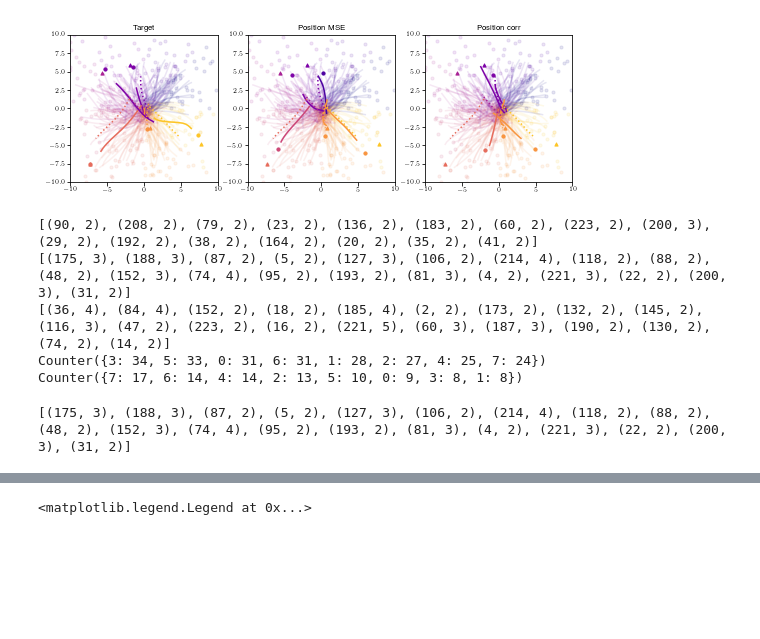
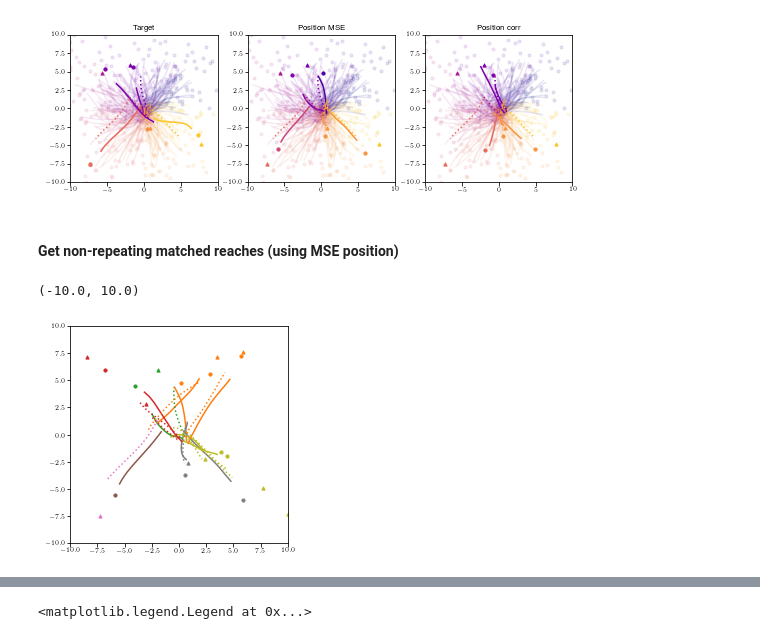
Before and after one commit to AtMostafa/multi-animal-alignment, a Jupyter notebook: random_walk/match_data.ipynb, the cells around one changed output, grey strips where cells are left out. Drawn from its saved outputs; the diff is of its cells as text; code cells hidden in the pictures; blank space fills up the shorter version.

```diff
--- a/random_walk/match_data.ipynb
+++ b/random_walk/match_data.ipynb
@@ -218,44 +212,5 @@ for i in range(len(col_names)):
     axs[i].set_title(col_names[i])
 # %% [output]
 [figure]
-# %%
-import collections
-for crit in criteria:
-    print([(item,count) for item, count in collections.Counter(crit).items() if count > 1])
-
-print(collections.Counter(df1.target_group))
-print(collections.Counter(df2.target_group))
-
-#separate into groups
-
-
-#upper bound: within session, trials that are next to each other
-
-#actual reaches: best if they are evenly spaced around the center?
-# %% [output]
-[(90, 2), (208, 2), (79, 2), (23, 2), (136, 2), (183, 2), (60, 2), (223, 2), (200, 3), (29, 2), (192, 2), (38, 2), (164, 2), (20, 2), (35, 2), (41, 2)]
-[(175, 3), (188, 3), (87, 2), (5, 2), (127, 3), (106, 2), (214, 4), (118, 2), (88, 2), (48, 2), (152, 3), (74, 4), (95, 2), (193, 2), (81, 3), (4, 2), (221, 3), (22, 2), (200, 3), (31, 2)]
-[(36, 4), (84, 4), (152, 2), (18, 2), (185, 4), (2, 2), (173, 2), (132, 2), (145, 2), (116, 3), (47, 2), (223, 2), (16, 2), (221, 5), (60, 3), (187, 3), (190, 2), (130, 2), (74, 2), (14, 2)]
-Counter({3: 34, 5: 33, 0: 31, 6: 31, 1: 28, 2: 27, 4: 25, 7: 24})
-Counter({7: 17, 6: 14, 4: 14, 2: 13, 5: 10, 0: 9, 3: 8, 1: 8})
-# %%
-# match by pos corr or mse
-corrs = np.zeros([len(df1), len(df2)])
-mses = np.zeros([len(df1), len(df2)])
-for i, pos1 in enumerate(df1.pos_centered):
-    for j, pos2 in enumerate(df2.pos_centered):
-        # if j<i: continue
-        r = [pearsonr(aa,bb)[0] for aa,bb in zip(pos1.T,pos2.T)]
-        mse = np.mean((pos1-pos2)**2)
-        corrs[i][j] = np.mean(r)
-        mses[i][j] = mse
-        # corrs[j][i] = np.mean(np.abs(r))
-max_corrs = np.max(corrs.T, axis = 1)
-closest_corr = np.argmax(corrs.T, axis = 1)
-
-min_mses = np.min(mses.T, axis = 1)
-closest_pos = np.argmin(mses.T, axis = 1)
-
-print([(item,count) for item, count in collections.Counter(closest_pos).items() if count > 1])
-# %% [output]
-[(175, 3), (188, 3), (87, 2), (5, 2), (127, 3), (106, 2), (214, 4), (118, 2), (88, 2), (48, 2), (152, 3), (74, 4), (95, 2), (193, 2), (81, 3), (4, 2), (221, 3), (22, 2), (200, 3), (31, 2)]
+# %% [markdown]
+#### Get non-repeating matched reaches (using MSE position)
@@ -261,0 +240,30 @@ print([(item,count) for item, count in collections.Counter(closest_pos).items()
+# %%
+#subset dataframes with matched reaches
+df1_subset = df1.iloc[df1_idx]
+df2_subset = df2.iloc[df2_idx]
+
+#plot matched reaches
+ntrials = 10
+colors = utility.get_colors(defs.n_target_groups, 'tab10')
+plt.figure()
+df = df1_subset
+for i in range(ntrials):
+    pos = df.pos_centered.values[i]
+    targets = df.target_centered.values[i]
+    target_group = df.target_group.values[i]
+    plt.plot(*pos[:].T, c=colors[target_group])
+    plt.scatter(*targets[:].T, s = 10, c=colors[target_group])
+
+df = df2_subset
+for i in range(ntrials):
+    pos = df.pos_centered.values[i]
+    targets = df.target_centered.values[i]
+    target_group = df.target_group.values[i]
+    plt.plot(*pos[:].T, c=colors[target_group], linestyle = 'dotted')
+    plt.scatter(*targets[:].T, s = 10, c=colors[target_group],marker = '^')
+plt.gca().set_aspect(1)
+plt.xlim([-10,10])
+plt.ylim([-10,10])
+# %% [output]
+(-10.0, 10.0)
+[figure, added]
```
Also changed, not shown: parts of 10 cells of this notebook.
